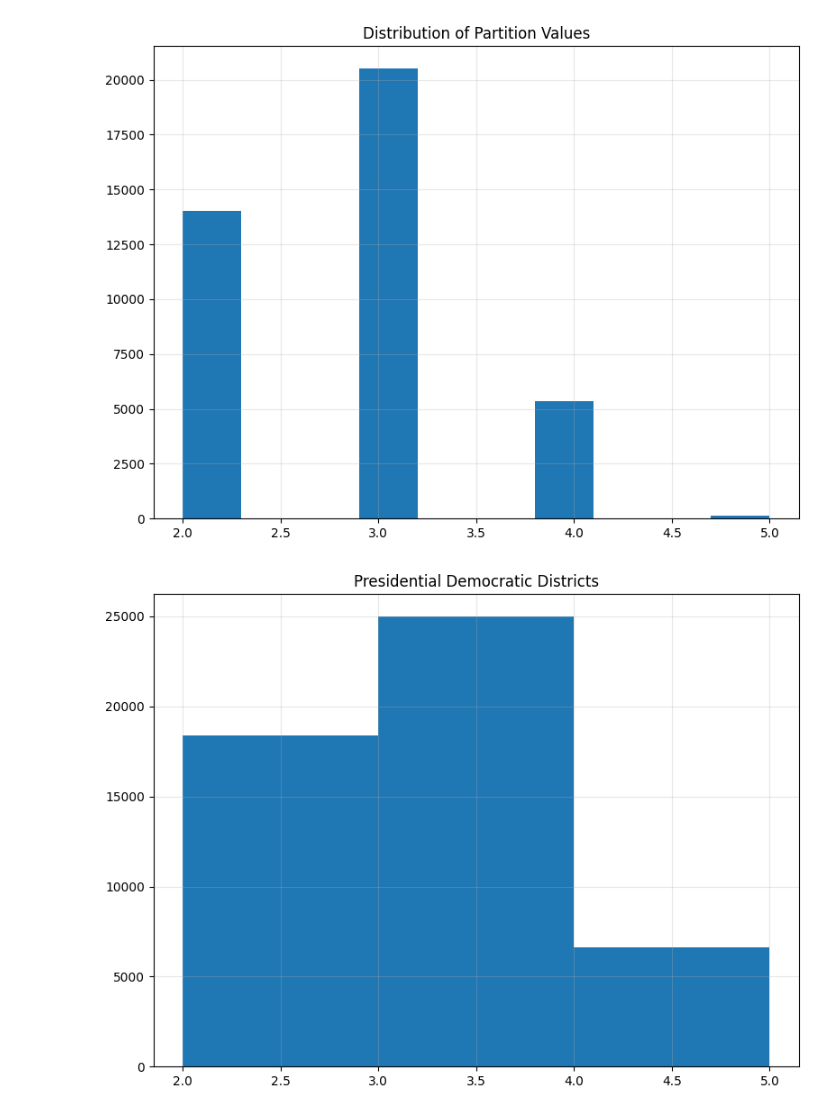
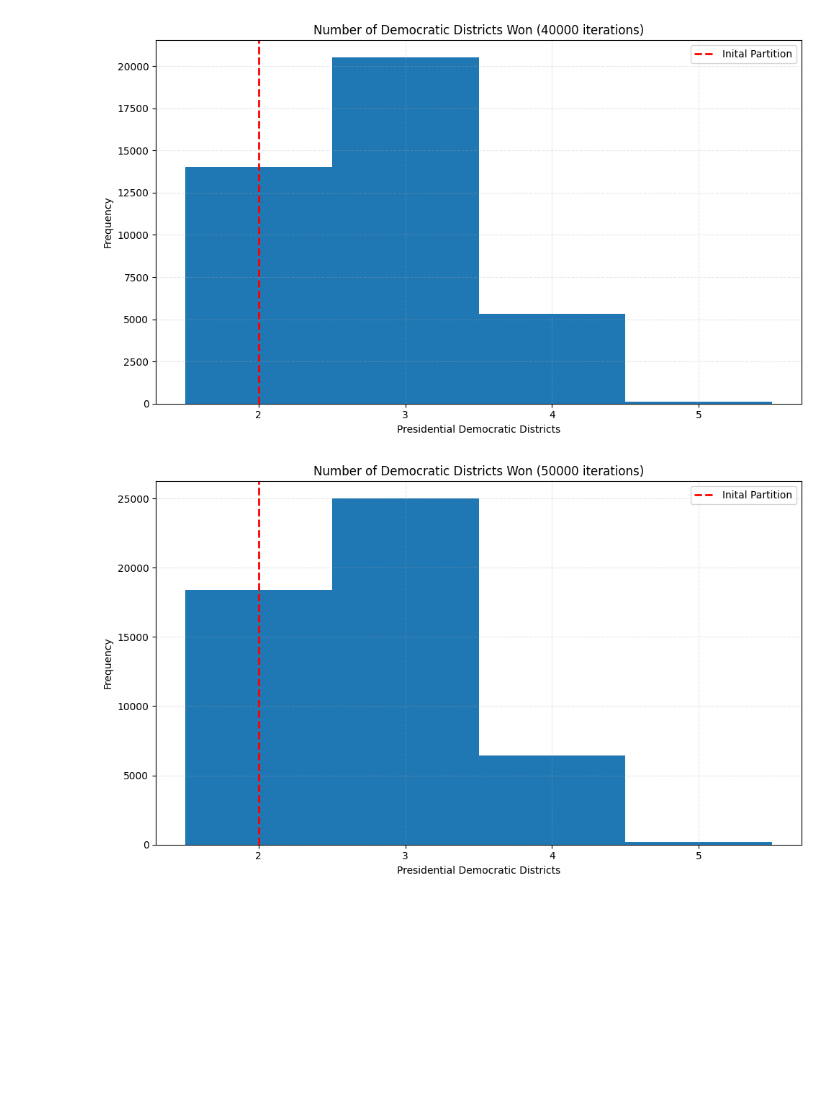
Before and after one commit to willystout/cs464_final_project, a Jupyter notebook: ensemble_results.ipynb, the cells around one changed output. Drawn from its saved outputs; the diff is of its cells as text; code cells hidden in the pictures; blank space fills up the shorter version.

Commit message:
fixed all of the graphs

```diff
--- a/ensemble_results.ipynb
+++ b/ensemble_results.ipynb
@@ -95,18 +112,30 @@ plt.show()
 # %%
-plt.figure(figsize=(8, 6))  # Larger figure for better presentation
-plt.hist(markov_chain_40000["Presidential Democratic Districts"], align='mid', rwidth=1)  # Change 'left' to 'mid' to center bars
-plt.title("Distribution of Partition Values")
-plt.grid(alpha=0.3)
-plt.tight_layout()  # Ensures proper spacing
+plt.figure(figsize=(10, 6))
+bin_edges = np.array([1.5, 2.5, 3.5, 4.5, 5.5])
+plt.hist(markov_chain_40000["Presidential Democratic Districts"], bins=bin_edges)
+plt.title("Number of Democratic Districts Won (40000 iterations)")
+plt.axvline(x=markov_chain_40000.iloc[0]["Presidential Democratic Districts"], color='red', linestyle='--', linewidth=2, label='Inital Partition')
+plt.xlabel("Presidential Democratic Districts")
+plt.ylabel("Frequency")
+plt.xticks([2.0, 3.0, 4.0, 5.0])
+plt.grid(alpha=0.3, linestyle='--')
+plt.legend(loc='upper right')
+plt.tight_layout()
 plt.show()
 
-plt.figure(figsize=(8, 6))
-plt.hist(markov_chain_50000["Presidential Democratic Districts"], bins=3, align='mid', rwidth=1)
-plt.title("Presidential Democratic Districts")
-plt.grid(alpha=0.3)
+plt.figure(figsize=(10, 6))
+bin_edges = np.array([1.5, 2.5, 3.5, 4.5, 5.5])
+plt.hist(markov_chain_50000["Presidential Democratic Districts"], bins=bin_edges)
+plt.axvline(x=markov_chain_50000.iloc[0]["Presidential Democratic Districts"], color='red', linestyle='--', linewidth=2, label='Inital Partition')
+plt.title("Number of Democratic Districts Won (50000 iterations)")
+plt.xlabel("Presidential Democratic Districts")
+plt.ylabel("Frequency")
+plt.xticks([2.0, 3.0, 4.0, 5.0])
+plt.grid(alpha=0.3, linestyle='--')
+plt.legend(loc='upper right')
 plt.tight_layout()
 plt.show()
 # %% [output]
-[figure, old version]
+[figure, new version]
-[figure, old version]
+[figure, new version]
 # %%
```
Also changed, not shown: parts of 8 cells of this notebook.
